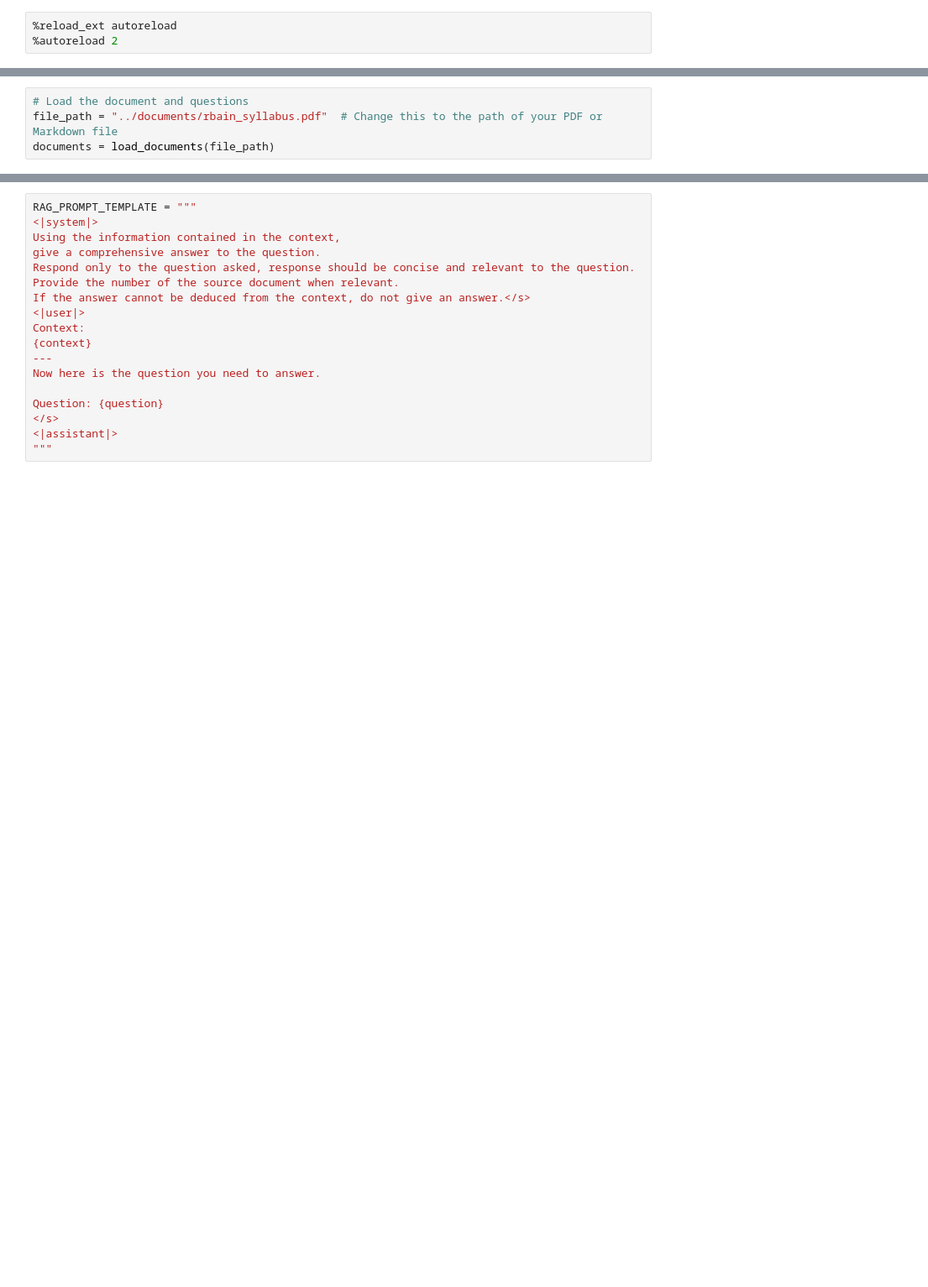
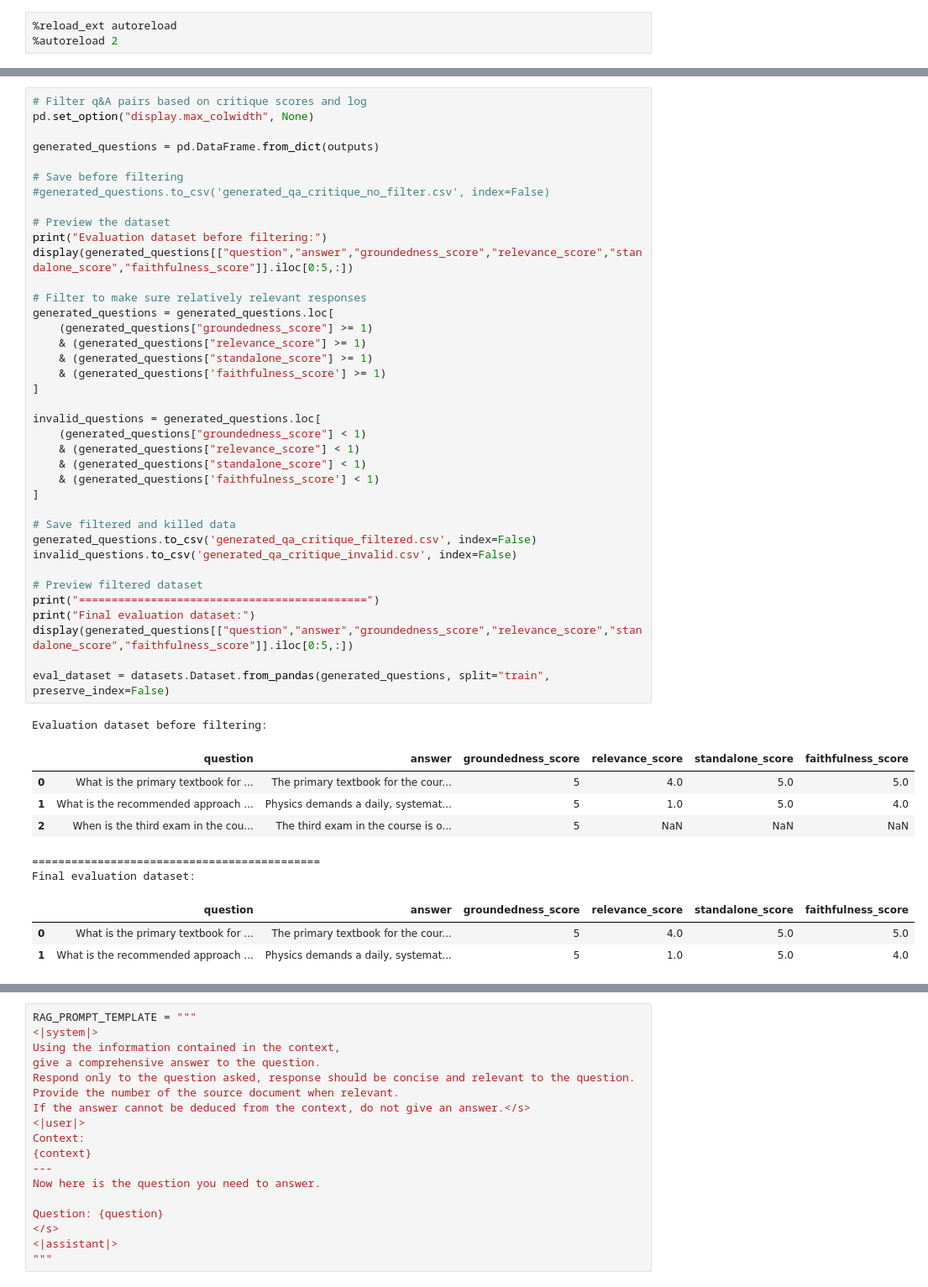
Before and after one commit to reggiebain/course-assistant-bot, a Jupyter notebook: src/rag-eval.ipynb, the cells around one changed output, grey strips where cells are left out. Shown at 84% size. Drawn from its saved outputs; the diff is of its cells as text; blank space fills up the shorter version.

```diff
--- a/src/rag-eval.ipynb
+++ b/src/rag-eval.ipynb
@@ -54,4 +21,0 @@ def load_documents(file_path):
-# %%
-# Load the document and questions
-file_path = "../documents/rbain_syllabus.pdf"  # Change this to the path of your PDF or Markdown file
-documents = load_documents(file_path)
@@ -426,0 +331,49 @@ def load_embeddings(
+# %%
+# Filter q&A pairs based on critique scores and log
+pd.set_option("display.max_colwidth", None)
+
+generated_questions = pd.DataFrame.from_dict(outputs)
+
+# Save before filtering
+#generated_questions.to_csv('generated_qa_critique_no_filter.csv', index=False)
+
+# Preview the dataset
+print("Evaluation dataset before filtering:")
+display(generated_questions[["question","answer","groundedness_score","relevance_score","standalone_score","faithfulness_score"]].iloc[0:5,:])
+
+# Filter to make sure relatively relevant responses
+generated_questions = generated_questions.loc[
+    (generated_questions["groundedness_score"] >= 1)
+    & (generated_questions["relevance_score"] >= 1)
+    & (generated_questions["standalone_score"] >= 1)
+    & (generated_questions['faithfulness_score'] >= 1)
+]
+
+invalid_questions = generated_questions.loc[
+    (generated_questions["groundedness_score"] < 1)
+    & (generated_questions["relevance_score"] < 1)
+    & (generated_questions["standalone_score"] < 1)
+    & (generated_questions['faithfulness_score'] < 1)
+]
+
+# Save filtered and killed data
+generated_questions.to_csv('generated_qa_critique_filtered.csv', index=False)
+invalid_questions.to_csv('generated_qa_critique_invalid.csv', index=False)
+
+# Preview filtered dataset
+print("============================================")
+print("Final evaluation dataset:")
+display(generated_questions[["question","answer","groundedness_score","relevance_score","standalone_score","faithfulness_score"]].iloc[0:5,:])
+
+eval_dataset = datasets.Dataset.from_pandas(generated_questions, split="train", preserve_index=False)
+# %% [output]
+Evaluation dataset before filtering:
+|  | question | answer | groundedness_score | relevance_score | standalone_score | faithfulness_score |
+| 0 | What is the primary textbook for ... | The primary textbook for the cour... | 5 | 4.0 | 5.0 | 5.0 |
+| 1 | What is the recommended approach ... | Physics demands a daily, systemat... | 5 | 1.0 | 5.0 | 4.0 |
+| 2 | When is the third exam in the cou... | The third exam in the course is o... | 5 | NaN | NaN | NaN |
+============================================
+Final evaluation dataset:
+|  | question | answer | groundedness_score | relevance_score | standalone_score | faithfulness_score |
+| 0 | What is the primary textbook for ... | The primary textbook for the cour... | 5 | 4.0 | 5.0 | 5.0 |
+| 1 | What is the recommended approach ... | Physics demands a daily, systemat... | 5 | 1.0 | 5.0 | 4.0 |
```
Also changed, not shown: parts of 53 cells of this notebook.
